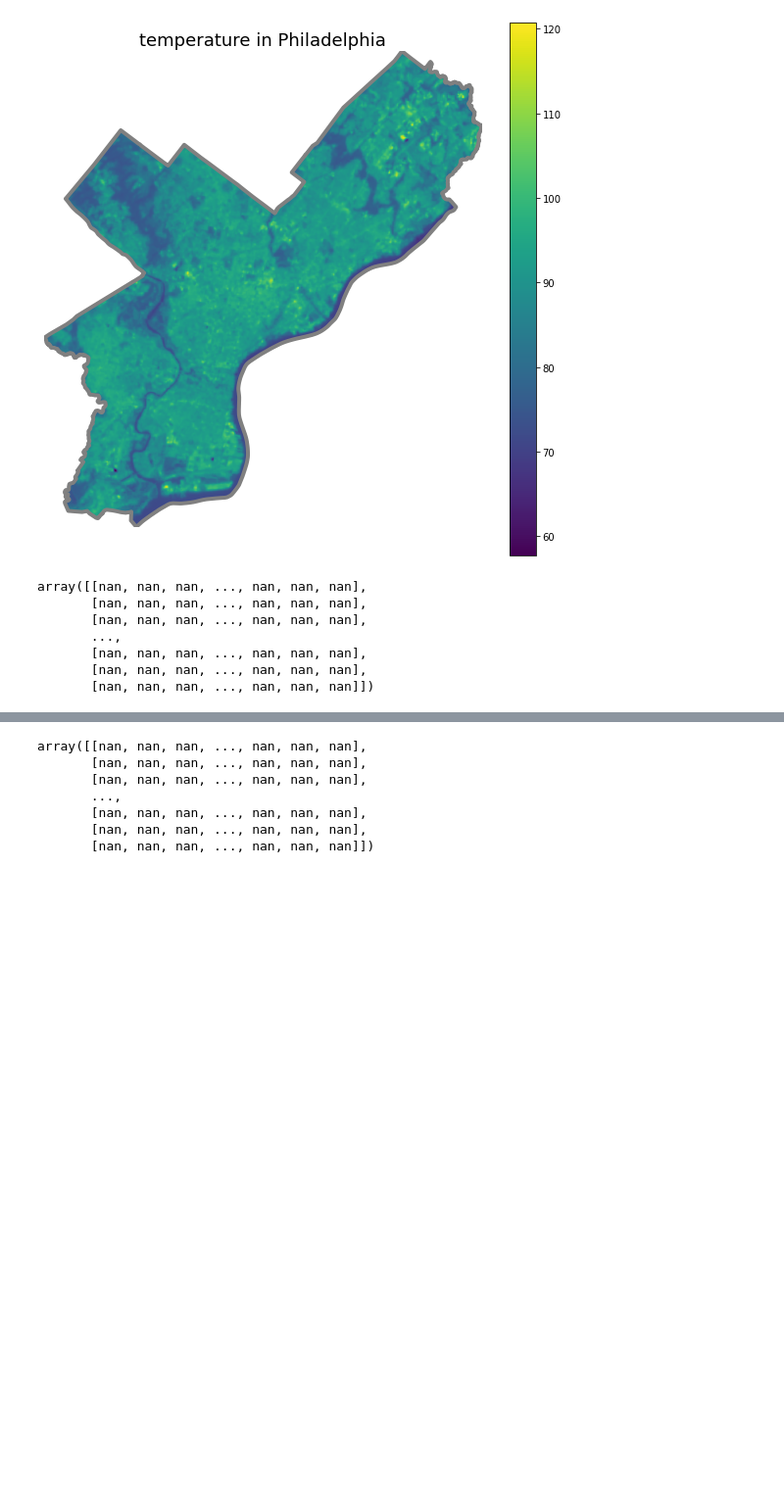
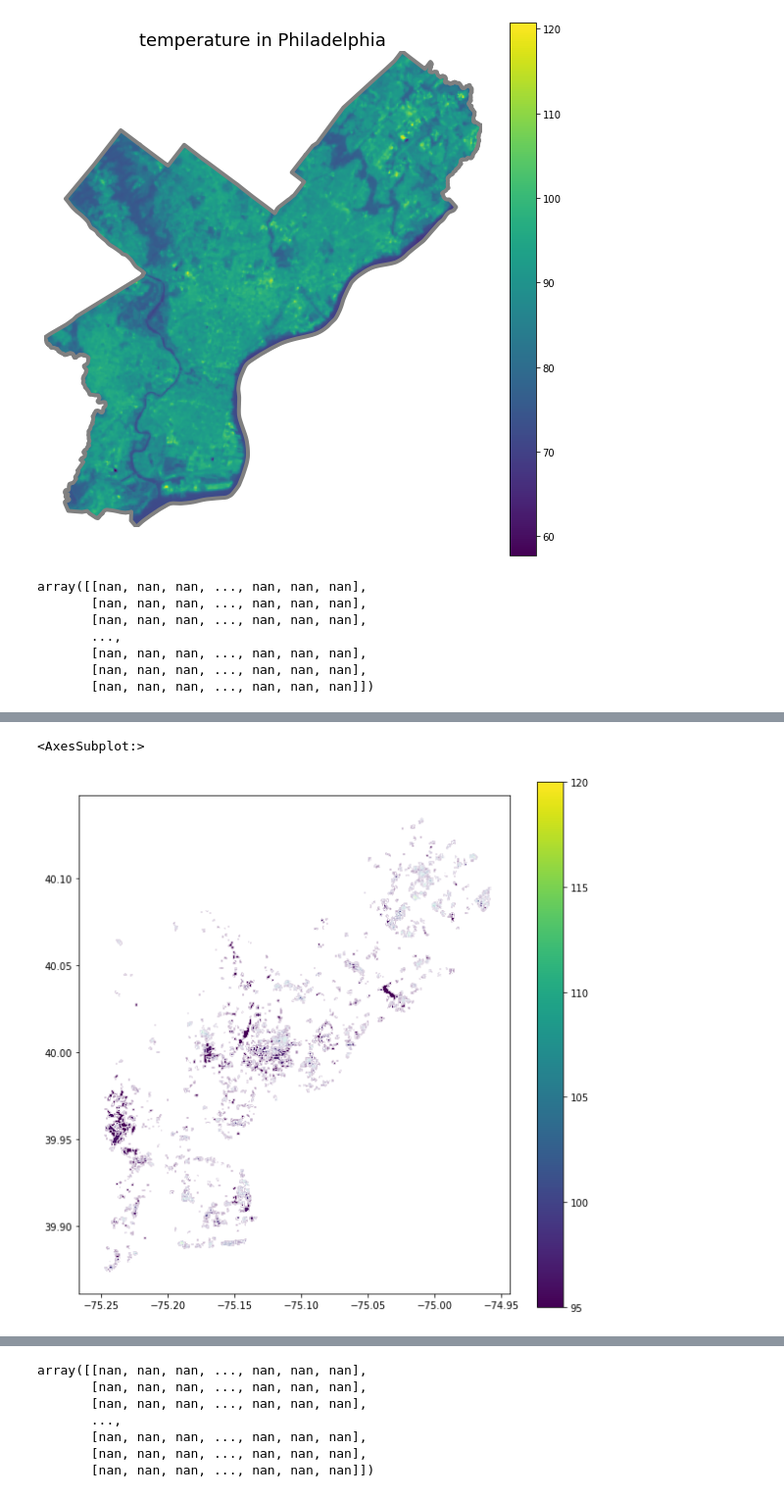
Before and after one commit to Zhen3r/WSOPB-MUSA509, a Jupyter notebook: exploring/ecology.ipynb, the cells around one changed output, grey strips where cells are left out. Shown: that part at 98% size. Saved outputs shown, nothing was run; the diff lists cells and outputs as text; code cells hidden in the pictures; blank space fills up the shorter version.

```diff
--- a/exploring/ecology.ipynb
+++ b/exploring/ecology.ipynb
@@ -209,0 +219,17 @@ array([[nan, nan, nan, ..., nan, nan, nan],
+# %%
+def toGDF(urbanheat):
+    values = urbanheat.values
+    transform = urbanheat.attrs.get("transform", None)
+
+    transform = affine.Affine(*transform)
+    shapes = rasterio.features.shapes(values, transform=transform)
+
+    geometries = []
+    colvalues = []
+    for (geom, colval) in shapes:
+        geometries.append(sg.Polygon(geom["coordinates"][0]))
+        colvalues.append(colval)
+
+    gdf = gpd.GeoDataFrame({"value": colvalues, "geometry": geometries})
+    gdf.crs = urbanheat.attrs.get("crs")
+    return gdf
@@ -210,3 +277,15 @@ array([[nan, nan, nan, ..., nan, nan, nan],
+# %%
+fig,ax = plt.subplots(figsize=(10,10))
+
+urbanheat.plot(column="value",
+           edgecolor="white",
+           linewidth=0.5,
+           legend=True,
+           cmap="viridis",
+           ax=ax)
+# %% [output]
+<AxesSubplot:>
+[figure, added]
 # %%
 fig, ax = plt.subplots(figsize=(10,10))
 
```
Also changed, not shown: parts of 11 cells of this notebook, 1 other file.
